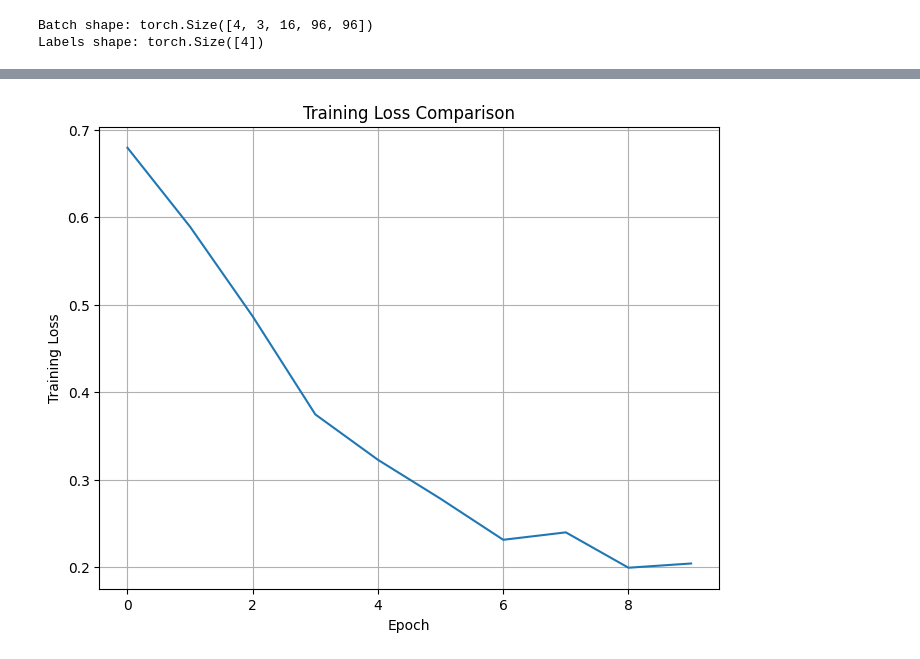
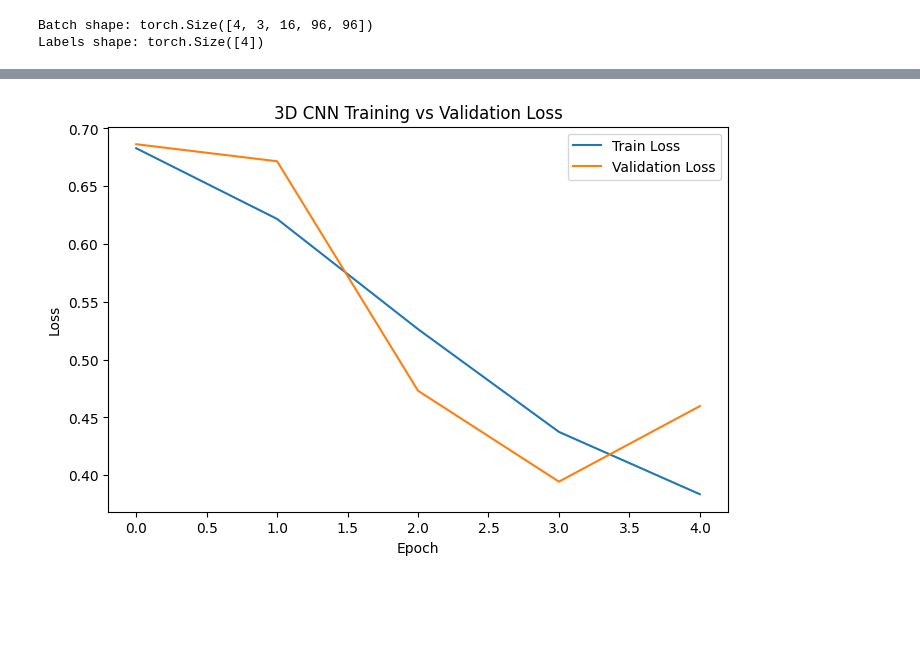
Before and after one commit to Seifkassab20/Video-Classification-, a Jupyter notebook: Vid_Class.ipynb, the cells around one changed output, grey strips where cells are left out. Drawn from its saved outputs; the diff is of its cells as text; code cells hidden in the pictures; blank space fills up the shorter version.

```diff
--- a/Vid_Class.ipynb
+++ b/Vid_Class.ipynb
@@ -400,16 +502,16 @@ F1: 0.953125
-# %%
-plt.figure(figsize=(8,6))
-
-plt.plot(loss_3d, label="3D CNN")
-
-plt.xlabel("Epoch")
-plt.ylabel("Training Loss")
-plt.title("Training Loss Comparison")
-
-
-plt.grid(True)
-
-plt.show()
-# %% [output]
-[figure, removed]
+# %%
+plt.figure(figsize=(8,5))
+
+plt.plot(train_loss_3d, label="Train Loss")
+plt.plot(val_loss_3d, label="Validation Loss")
+
+plt.xlabel("Epoch")
+plt.ylabel("Loss")
+plt.title("3D CNN Training vs Validation Loss")
+
+plt.legend()
+
+plt.show()
+# %% [output]
+[figure, added]
 # %%
```
Also changed, not shown: parts of 10 cells of this notebook.
